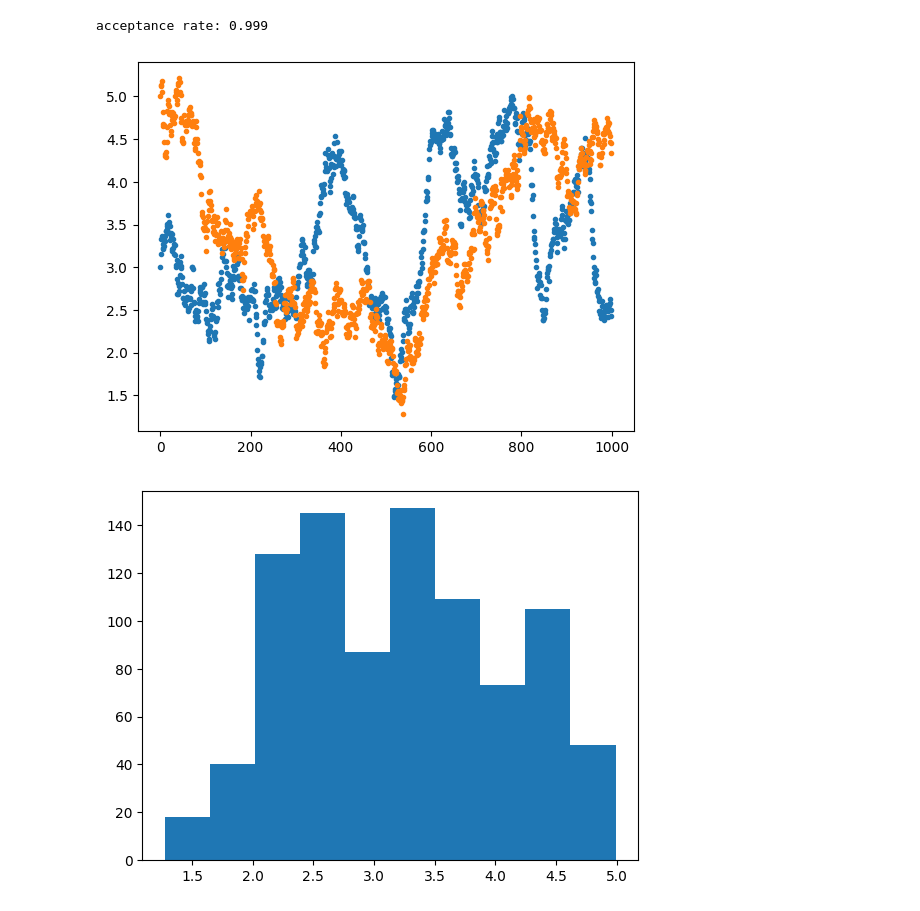
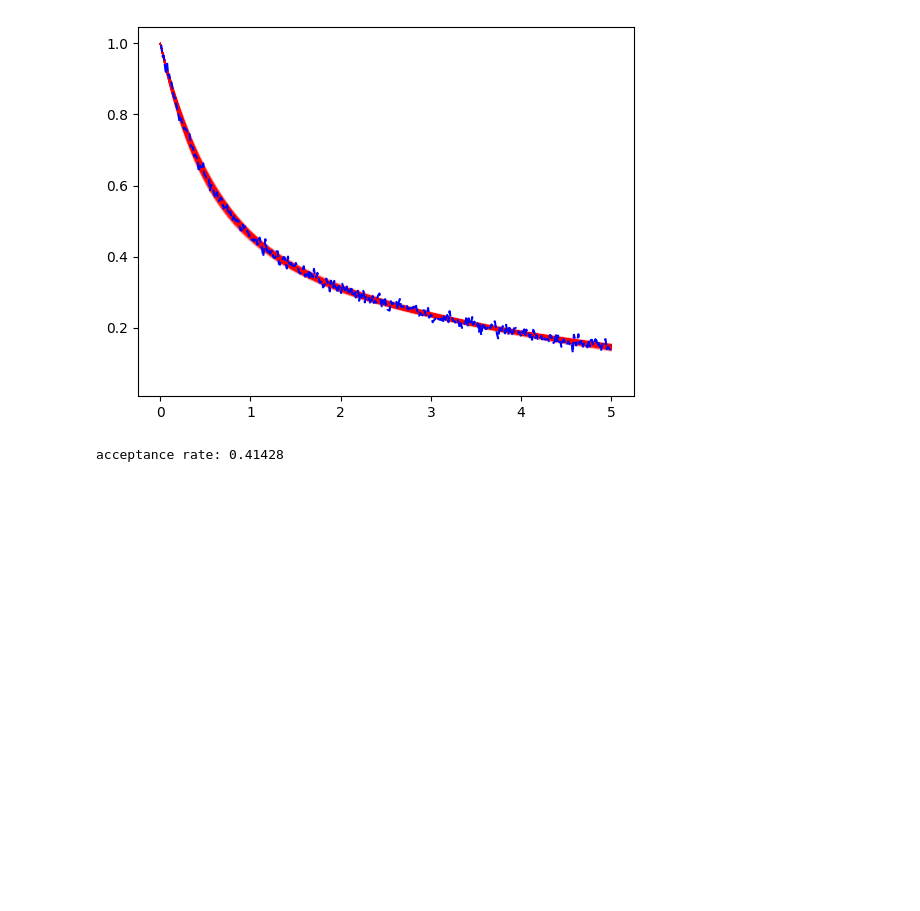
Before and after one commit to andcook5/Physics38600, a Jupyter notebook: Project/MCMC-test.ipynb, the cells around one changed output. Drawn from its saved outputs; the diff is of its cells as text; code cells hidden in the pictures; blank space fills up the shorter version.

```diff
--- a/Project/MCMC-test.ipynb
+++ b/Project/MCMC-test.ipynb
@@ -23,34 +34,27 @@ def log_likelihood(X):
 # %%
-init_param_guess = [3,5]
-num_reps = 1000
-jump_mag = [0.1,0.1]
-param_its = np.zeros((2,num_reps))
+init_param_guess = [1,5, 0.3]
+num_reps = 100000
+jump_mag = [0.2,0.5,0.05]
+param_its = np.zeros((len(init_param_guess),num_reps))
 param_its[:,0] = init_param_guess
 rands = np.random.uniform(0,1,(num_reps))
 acceptances = 0
 loglikes = np.zeros_like(rands)
 for i in range(num_reps-1):
     my_likelihood = log_likelihood(param_its[:,i])
     jump = jump_mag * np.random.randn(np.size(init_param_guess))
     loglikes[i] = my_likelihood
     new_params = param_its[:,i] + jump
     new_likelihood = log_likelihood(new_params)
-    if new_likelihood > my_likelihood:
-        param_its[:,i+1] = new_params
-        acceptances += 1
-    elif rands[i] <np.exp(new_likelihood - my_likelihood):
+    if rands[i] <np.exp(new_likelihood - my_likelihood):
         param_its[:,i+1] = new_params
         acceptances += 1
     else:
         param_its[:,i+1] = param_its[:,i]
+    plt.plot(x,fitfun(x,param_its[:,i]),'r-', alpha = 0.005*(1+np.tanh(my_likelihood))/2)
+plt.plot(x,y,'b--')
+plt.show()
 print("acceptance rate: {}".format(acceptances/num_reps))
-plt.plot(np.arange(num_reps),param_its.T,".")
-plt.show()
-plt.hist(param_its[1,100:])
-plt.show()
-plt.hist2d(param_its[0,:],param_its[1,:])
-plt.show()
 # %% [output]
+[figure, new version]
-acceptance rate: 0.999
+acceptance rate: 0.41428
-[figure, old version]
-[figure, removed]
```
Also changed, not shown: parts of 5 cells of this notebook.
